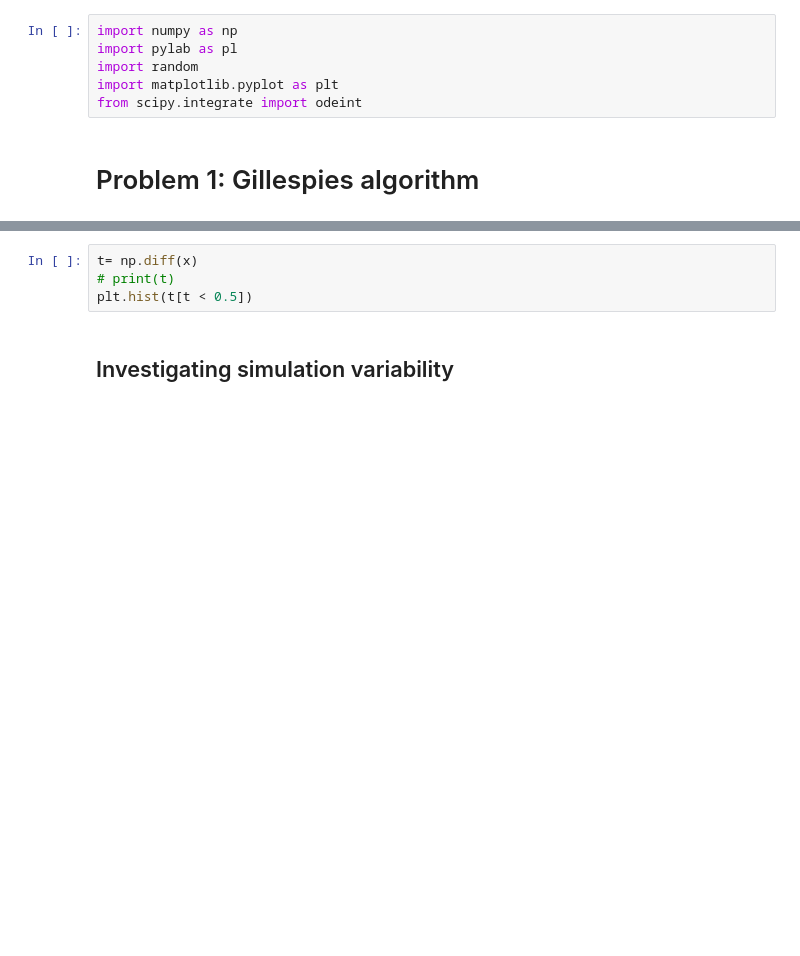
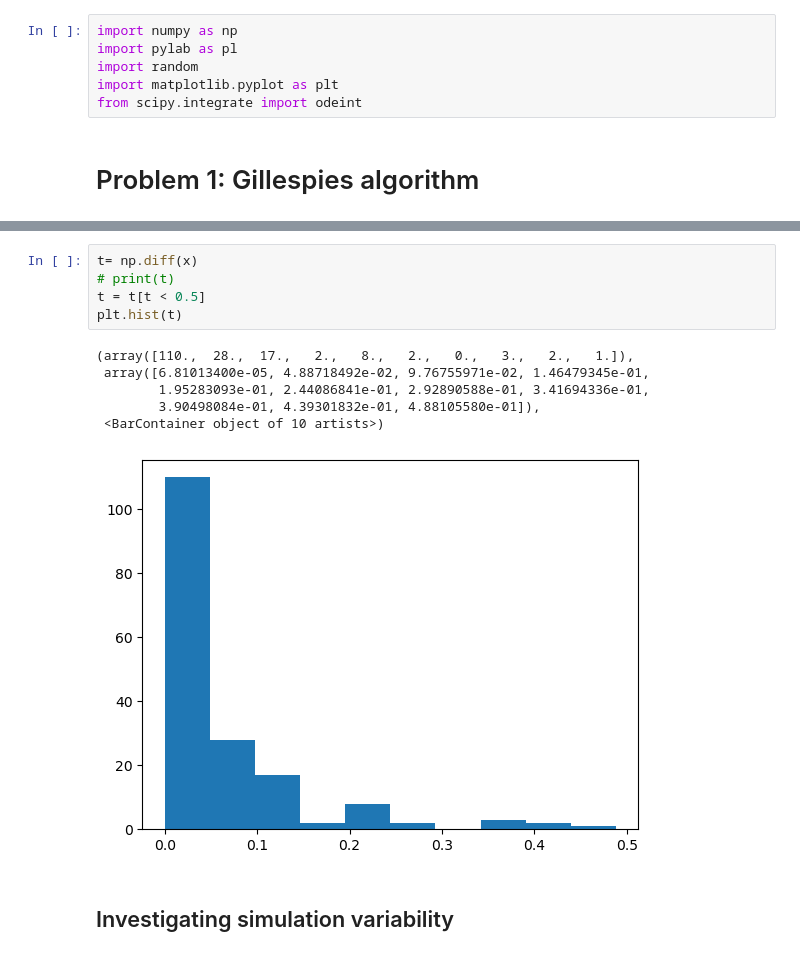
Before and after one commit to AleksSliw/Stochastic-and-spatial-models, a Jupyter notebook: Assigment II.ipynb, the cells around one changed output, grey strips where cells are left out. Saved outputs shown, nothing was run; the diff lists cells and outputs as text; blank space fills up the shorter version.

```diff
--- a/Assigment II.ipynb
+++ b/Assigment II.ipynb
@@ -70,7 +74,15 @@ plt.xlim(0, 30)
-# %%
-t= np.diff(x)
-# print(t)
-plt.hist(t[t < 0.5])
+# %%
+t= np.diff(x)
+# print(t)
+t = t[t < 0.5]
+plt.hist(t)
+# %% [output]
+(array([110.,  28.,  17.,   2.,   8.,   2.,   0.,   3.,   2.,   1.]),
+ array([6.81013400e-05, 4.88718492e-02, 9.76755971e-02, 1.46479345e-01,
+        1.95283093e-01, 2.44086841e-01, 2.92890588e-01, 3.41694336e-01,
+        3.90498084e-01, 4.39301832e-01, 4.88105580e-01]),
+ <BarContainer object of 10 artists>)
+[figure, added]
 # %% [markdown]
 ## Investigating simulation variability
 # %% [markdown]
```
Also changed, not shown: parts of 19 cells of this notebook.
